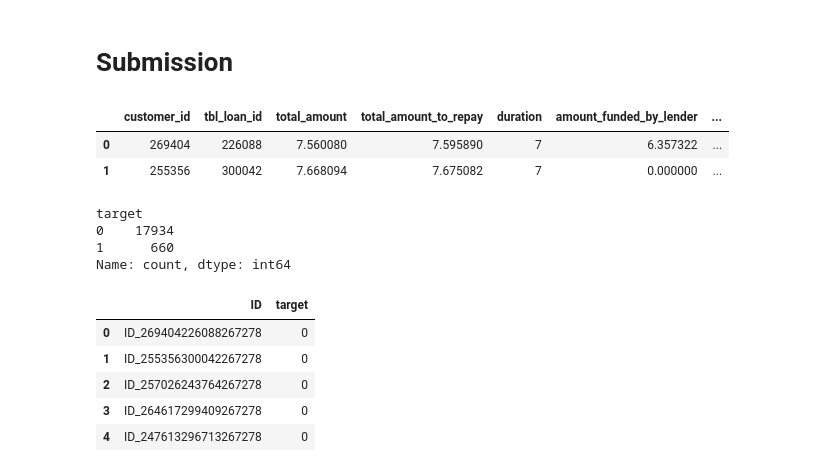
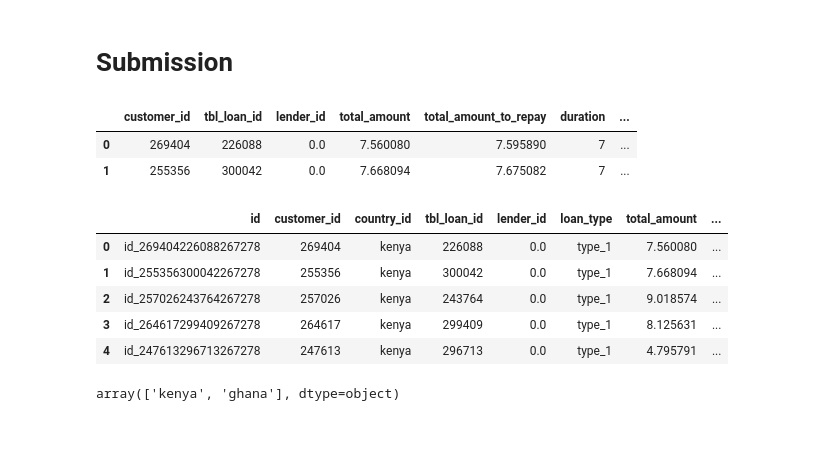
Before and after one commit to kibambe-0167/zindi-african-credit-score, a Jupyter notebook: app.ipynb, the cells around one changed output. Cells and saved outputs as stored; diff of their text form; code cells hidden in the pictures; blank space fills up the shorter version.

```diff
--- a/app.ipynb
+++ b/app.ipynb
@@ -147,6 +197,6 @@ df.head(2)
 | 0 | 266671 | 248032 | 267278 | Type_1 | 8448.0 | 8448.0 | 2022-08-30 | ... |
 | 1 | 248919 | 228515 | 267278 | Type_1 | 25895.0 | 25979.0 | 2022-07-30 | ... |
 # %%
-test_df.drop(columns=['country_id'], inplace=True)
+# test_df.drop(columns=['country_id'], inplace=True)
 test_df.head(2)
 # %% [output]
@@ -311,0 +372,5 @@ TEST DATA [LENDER_PORTION_TO_BE_REPAID]: 0.0 6.1023279746374035 12.9560749995128
+# %%
+df['lender_id'] = df['lender_id'].map(LENDER_ID_MAP)
+test_df['lender_id'] = test_df['lender_id'].map(LENDER_ID_MAP)
+
+df.head(2)
@@ -350,8 +459,12 @@ df.head(2)
 # %%
-X = df.drop(columns=['target', 'loan_type', 'new_versus_repeat',
-                     'lender_id',
+X = df.drop(columns=['target',
+                     'loan_type',
+                     'new_versus_repeat',
+                    #  'lender_id',
                      'disbursement_date_year',
                      'lender_portion_funded',
+                    #  'duration',
+
                     #  'due_date_year',
                     #  'due_date_day',
                     #  'disbursement_date_day'
@@ -780,34 +904,30 @@ train_df.head()
 # print(classification_report(y_test, y_pred, zero_division=1))
 # %% [markdown]
 # Submission
-# %%
-test_df[features_for_modelling].head(2)
-# %% [output]
-|  | customer_id | tbl_loan_id | total_amount | total_amount_to_repay | duration | amount_funded_by_lender | ... |
-| 0 | 269404 | 226088 | 7.560080 | 7.595890 | 7 | 6.357322 | ... |
-| 1 | 255356 | 300042 | 7.668094 | 7.675082 | 7 | 0.000000 | ... |
+# %%
+# https://zindi.africa/competitions/african-credit-scoring-challenge
+test_df[features_for_modelling].head(2)
+# %% [output]
+|  | customer_id | tbl_loan_id | lender_id | total_amount | total_amount_to_repay | duration | ... |
+| 0 | 269404 | 226088 | 0.0 | 7.560080 | 7.595890 | 7 | ... |
+| 1 | 255356 | 300042 | 0.0 | 7.668094 | 7.675082 | 7 | ... |
 # %%
 # make predictions on the test dataset
 test_predictions = xgb.predict(test_df[features_for_modelling])
 # test_predictions = model.predict(test_df[features_for_modelling])
 # test_predictions_proba = xgb.predict_proba(test_df[features_for_modelling])[:, 1]
 #
 # save the predictions to a CSV file
 test_df['target'] = test_predictions
-sub =  test_df[['id', 'target']]
-#
-sub = sub.rename(columns={'id': "ID"})
-sub['ID'] = sub['ID'].str.upper()
-print(sub['target'].value_counts())
-sub.head()
+test_df.head()
 # %% [output]
-target
-0    17934
-1      660
-Name: count, dtype: int64
-|  | ID | target |
-| 0 | ID_269404226088267278 | 0 |
-| 1 | ID_255356300042267278 | 0 |
-| 2 | ID_257026243764267278 | 0 |
-| 3 | ID_264617299409267278 | 0 |
-| 4 | ID_247613296713267278 | 0 |
+|  | id | customer_id | country_id | tbl_loan_id | lender_id | loan_type | total_amount | ... |
+| 0 | id_269404226088267278 | 269404 | kenya | 226088 | 0.0 | type_1 | 7.560080 | ... |
+| 1 | id_255356300042267278 | 255356 | kenya | 300042 | 0.0 | type_1 | 7.668094 | ... |
+| 2 | id_257026243764267278 | 257026 | kenya | 243764 | 0.0 | type_1 | 9.018574 | ... |
+| 3 | id_264617299409267278 | 264617 | kenya | 299409 | 0.0 | type_1 | 8.125631 | ... |
+| 4 | id_247613296713267278 | 247613 | kenya | 296713 | 0.0 | type_1 | 4.795791 | ... |
+# %%
+test_df['country_id'].unique()
+# %% [output]
+array(['kenya', 'ghana'], dtype=object)
```
Also changed, not shown: parts of 37 cells of this notebook, 1 other file.
